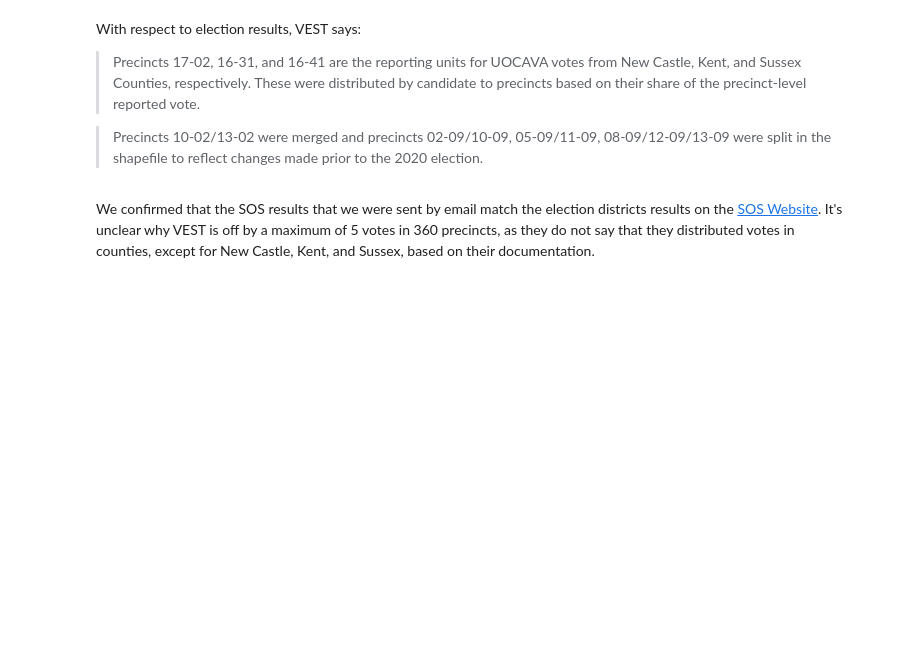
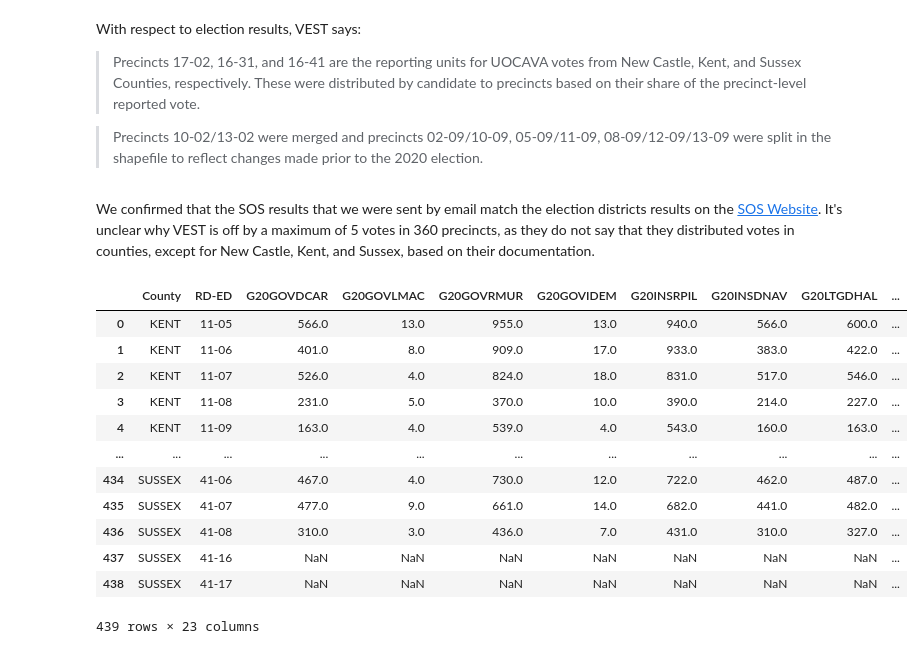
Before and after one commit to nonpartisan-redistricting-datahub/pdv-de, a Jupyter notebook: vest-de-2020/vest-de-2020-validation.ipynb, the cells around one changed output. Saved outputs shown, nothing was run; the diff lists cells and outputs as text; code cells hidden in the pictures; blank space fills up the shorter version.

```diff
--- a/vest-de-2020/vest-de-2020-validation.ipynb
+++ b/vest-de-2020/vest-de-2020-validation.ipynb
@@ -462,3 +611,19 @@ With respect to election results, VEST says:
 > Precincts 10-02/13-02 were merged and precincts 02-09/10-09, 05-09/11-09, 08-09/12-09/13-09 were split in the shapefile to reflect changes made prior to the 2020 election.
 # %% [markdown]
 We confirmed that the SOS results that we were sent by email match the election districts results on the [SOS Website](https://elections.delaware.gov/results/html/index.shtml?electionId=GE2020#electionReport3). It's unclear why VEST is off by a maximum of 5 votes in 360 precincts, as they do not say that they distributed votes in counties, except for New Castle, Kent, and Sussex, based on their documentation.
+# %%
+election_results
+# %% [output]
+|  | County | RD-ED | G20GOVDCAR | G20GOVLMAC | G20GOVRMUR | G20GOVIDEM | G20INSRPIL | G20INSDNAV | G20LTGDHAL | ... |
+| 0 | KENT | 11-05 | 566.0 | 13.0 | 955.0 | 13.0 | 940.0 | 566.0 | 600.0 | ... |
+| 1 | KENT | 11-06 | 401.0 | 8.0 | 909.0 | 17.0 | 933.0 | 383.0 | 422.0 | ... |
+| 2 | KENT | 11-07 | 526.0 | 4.0 | 824.0 | 18.0 | 831.0 | 517.0 | 546.0 | ... |
+| 3 | KENT | 11-08 | 231.0 | 5.0 | 370.0 | 10.0 | 390.0 | 214.0 | 227.0 | ... |
+| 4 | KENT | 11-09 | 163.0 | 4.0 | 539.0 | 4.0 | 543.0 | 160.0 | 163.0 | ... |
+| ... | ... | ... | ... | ... | ... | ... | ... | ... | ... | ... |
+| 434 | SUSSEX | 41-06 | 467.0 | 4.0 | 730.0 | 12.0 | 722.0 | 462.0 | 487.0 | ... |
+| 435 | SUSSEX | 41-07 | 477.0 | 9.0 | 661.0 | 14.0 | 682.0 | 441.0 | 482.0 | ... |
+| 436 | SUSSEX | 41-08 | 310.0 | 3.0 | 436.0 | 7.0 | 431.0 | 310.0 | 327.0 | ... |
+| 437 | SUSSEX | 41-16 | NaN | NaN | NaN | NaN | NaN | NaN | NaN | ... |
+| 438 | SUSSEX | 41-17 | NaN | NaN | NaN | NaN | NaN | NaN | NaN | ... |
+439 rows × 23 columns
```
Also changed, not shown: parts of 10 cells of this notebook.
